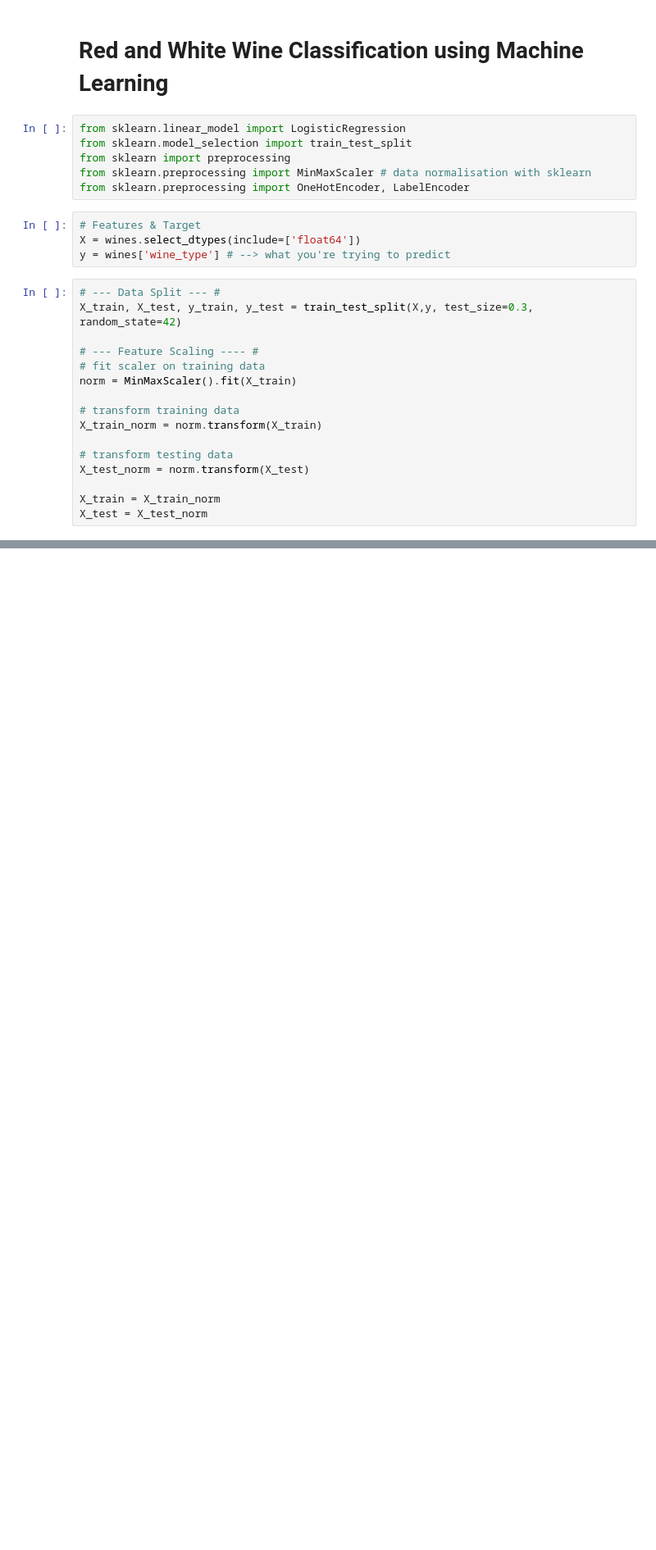
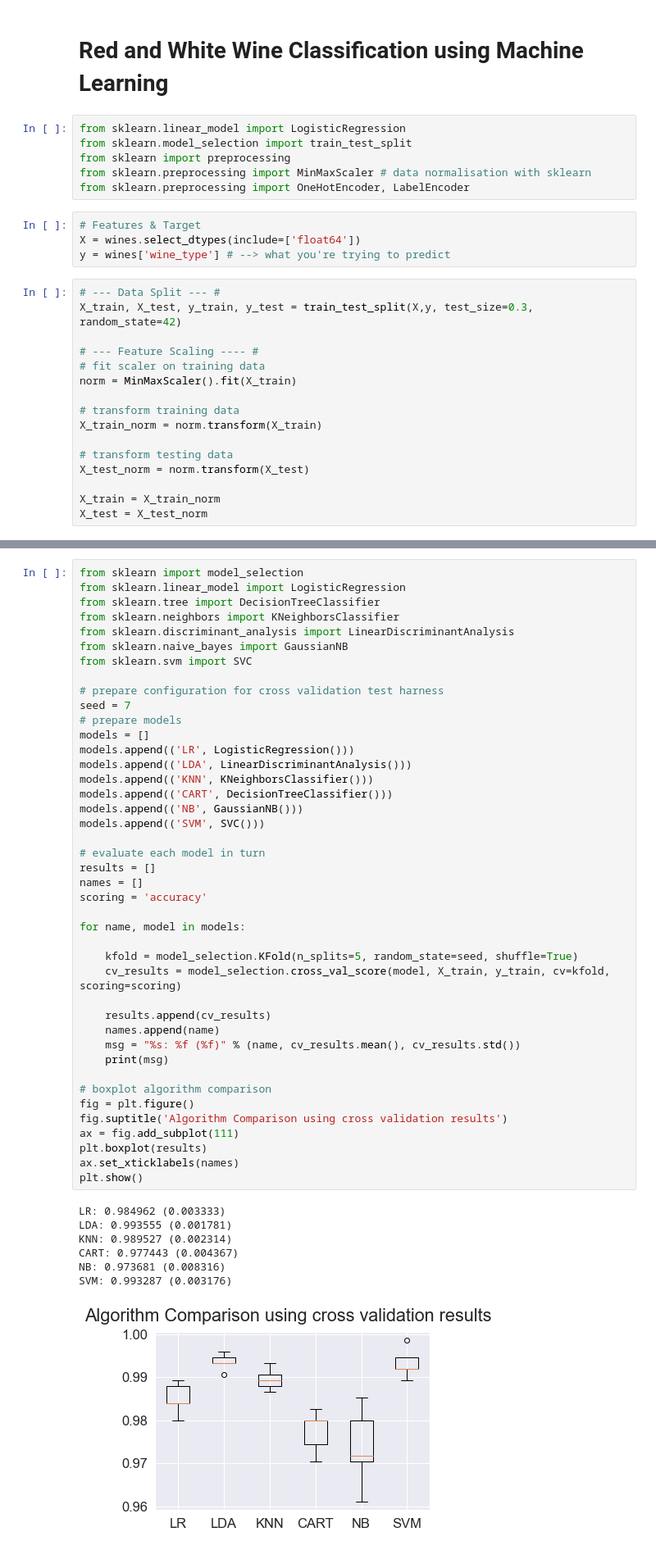
Before and after one commit to tanchaud/Wine_Data_Analysis, a Jupyter notebook: Wine_Type_Analysis.ipynb, the cells around one changed output, grey strips where cells are left out. Shown: that part at 82% size. Saved outputs shown, nothing was run; the diff lists cells and outputs as text; blank space fills up the shorter version.

```diff
--- a/Wine_Type_Analysis.ipynb
+++ b/Wine_Type_Analysis.ipynb
@@ -362,0 +290,50 @@ Balanced Accuracy:  0.9897036415088473
+# %%
+from sklearn import model_selection
+from sklearn.linear_model import LogisticRegression
+from sklearn.tree import DecisionTreeClassifier
+from sklearn.neighbors import KNeighborsClassifier
+from sklearn.discriminant_analysis import LinearDiscriminantAnalysis
+from sklearn.naive_bayes import GaussianNB
+from sklearn.svm import SVC
+
+# prepare configuration for cross validation test harness
+seed = 7
+# prepare models
+models = []
+models.append(('LR', LogisticRegression()))
+models.append(('LDA', LinearDiscriminantAnalysis()))
+models.append(('KNN', KNeighborsClassifier()))
+models.append(('CART', DecisionTreeClassifier()))
+models.append(('NB', GaussianNB()))
+models.append(('SVM', SVC()))
+
+# evaluate each model in turn
+results = []
+names = []
+scoring = 'accuracy'
+
+for name, model in models:
+
+	kfold = model_selection.KFold(n_splits=5, random_state=seed, shuffle=True)
+	cv_results = model_selection.cross_val_score(model, X_train, y_train, cv=kfold, scoring=scoring)
+
+	results.append(cv_results)
+	names.append(name)
+	msg = "%s: %f (%f)" % (name, cv_results.mean(), cv_results.std())
+	print(msg)
+
+# boxplot algorithm comparison
+fig = plt.figure()
+fig.suptitle('Algorithm Comparison using cross validation results')
+ax = fig.add_subplot(111)
+plt.boxplot(results)
+ax.set_xticklabels(names)
+plt.show()
+# %% [output]
+LR: 0.984962 (0.003333)
+LDA: 0.993555 (0.001781)
+KNN: 0.989527 (0.002314)
+CART: 0.977443 (0.004367)
+NB: 0.973681 (0.008316)
+SVM: 0.993287 (0.003176)
+[figure, added]
```
Also changed, not shown: parts of 4 cells of this notebook, 1 other file.
